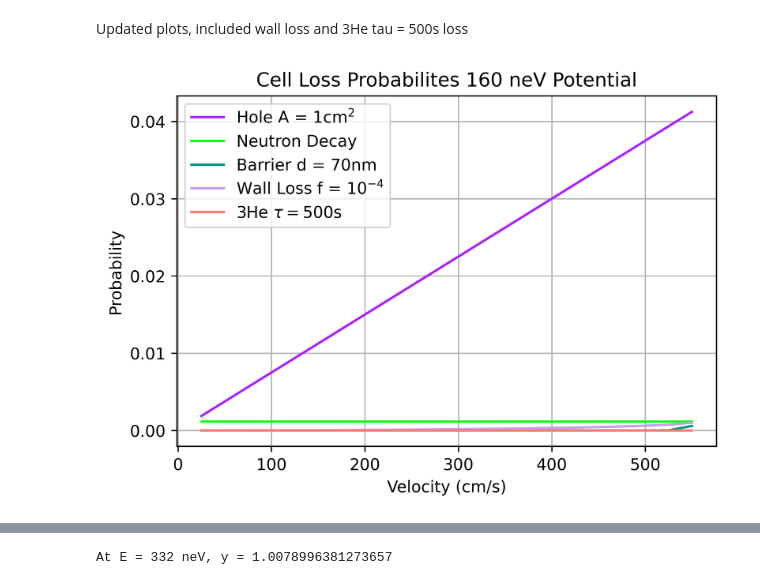
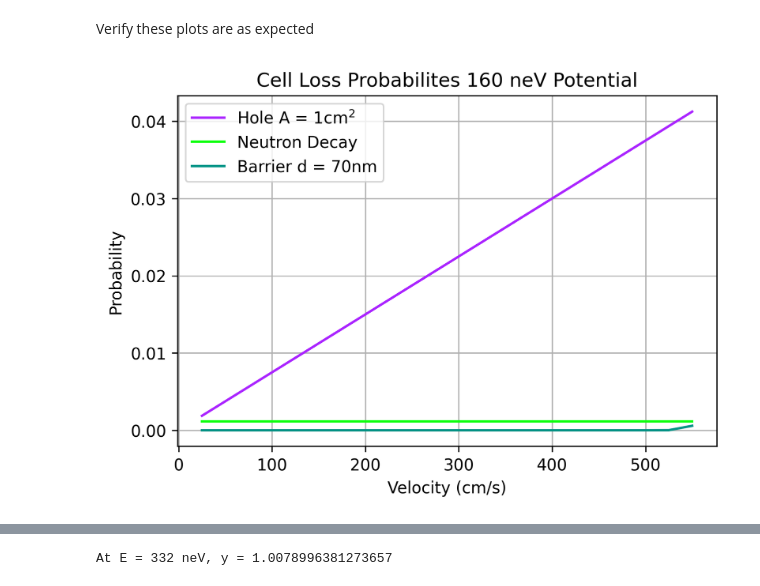
Before and after one commit to Nylsonnn/n2edm-work, a Jupyter notebook: n2edm work.ipynb, the cells around one changed output, grey strips where cells are left out. Drawn from its saved outputs; the diff is of its cells as text; code cells hidden in the pictures.

```diff
--- a/n2edm work.ipynb
+++ b/n2edm work.ipynb
@@ -97,23 +97,21 @@ Sum_Store = np.asarray(Sum_Store)
 
 a_hole_g = 12
 vol_fill = 40000
-# %% [markdown]
-Updated plots, included wall loss and 3He tau = 500s loss
+# %% [markdown]
+Verify these plots are as expected
 # %%
-plot.figure(dpi = 600)
+plot.figure(dpi = 300)
 plot.plot(v, P_holeg, c = "xkcd:electric purple", label = "Hole A = 1cm$^2$")
 plot.plot(v, P_n, c = "xkcd:neon green", label = "Neutron Decay")
 plot.plot(v, P_b, c = "xkcd:teal", label = "Barrier d = 70nm")
-plot.plot(v, P_wall, c = "xkcd:lavender", label = "Wall Loss f = $10^{-4}$")
-plot.plot(v, P_3, c = "xkcd:salmon", label = "3He $ τ = 500$s")
 plot.legend()
 plot.xlabel('Velocity (cm/s)')
 plot.ylabel('Probability')
 plot.title('Cell Loss Probabilites 160 neV Potential')
 plot.grid()
 plot.show()
 # %% [output]
-[figure, old version]
+[figure, new version]
 # %%
 import numpy as np
 
```
Also changed, not shown: parts of 15 cells of this notebook.
